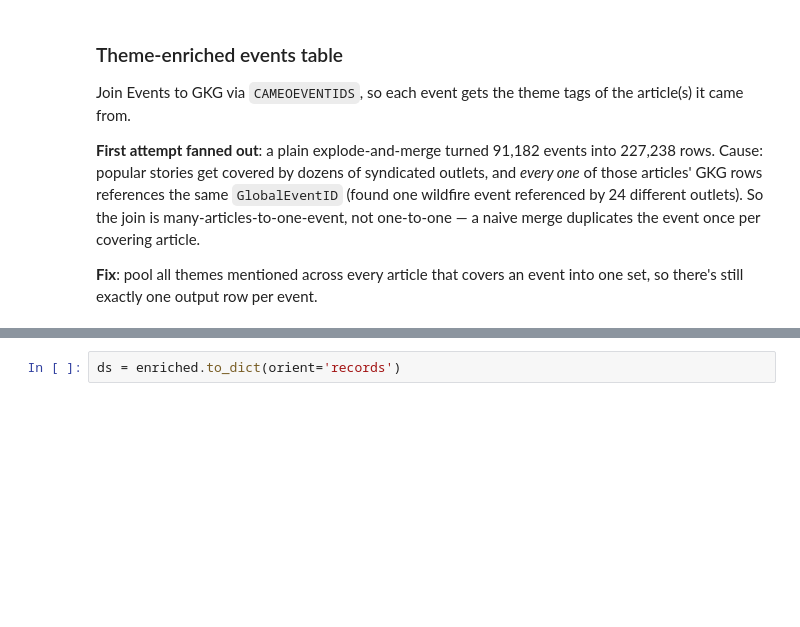
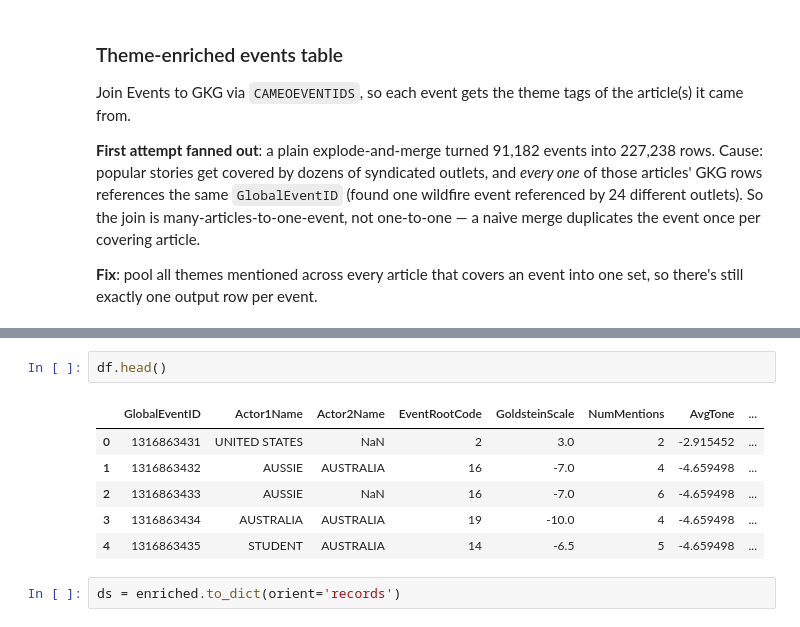
Before and after one commit to diegojramirezs7/zitygeist-data, a Jupyter notebook: notebooks/gdelt/gdelt.ipynb, the cells around one changed output, grey strips where cells are left out. Cells and saved outputs as stored; diff of their text form; blank space fills up the shorter version.

```diff
--- a/notebooks/gdelt/gdelt.ipynb
+++ b/notebooks/gdelt/gdelt.ipynb
@@ -427,3 +542,12 @@ enriched.dropna(subset=["themes"]).head()
+# %%
+df.head()
+# %% [output]
+|  | GlobalEventID | Actor1Name | Actor2Name | EventRootCode | GoldsteinScale | NumMentions | AvgTone | ... |
+| 0 | 1316863431 | UNITED STATES | NaN | 2 | 3.0 | 2 | -2.915452 | ... |
+| 1 | 1316863432 | AUSSIE | AUSTRALIA | 16 | -7.0 | 4 | -4.659498 | ... |
+| 2 | 1316863433 | AUSSIE | NaN | 16 | -7.0 | 6 | -4.659498 | ... |
+| 3 | 1316863434 | AUSTRALIA | AUSTRALIA | 19 | -10.0 | 4 | -4.659498 | ... |
+| 4 | 1316863435 | STUDENT | AUSTRALIA | 14 | -6.5 | 5 | -4.659498 | ... |
 # %%
 ds = enriched.to_dict(orient='records')
 # %%
```
Also changed, not shown: parts of 11 cells of this notebook, 1 other file.
